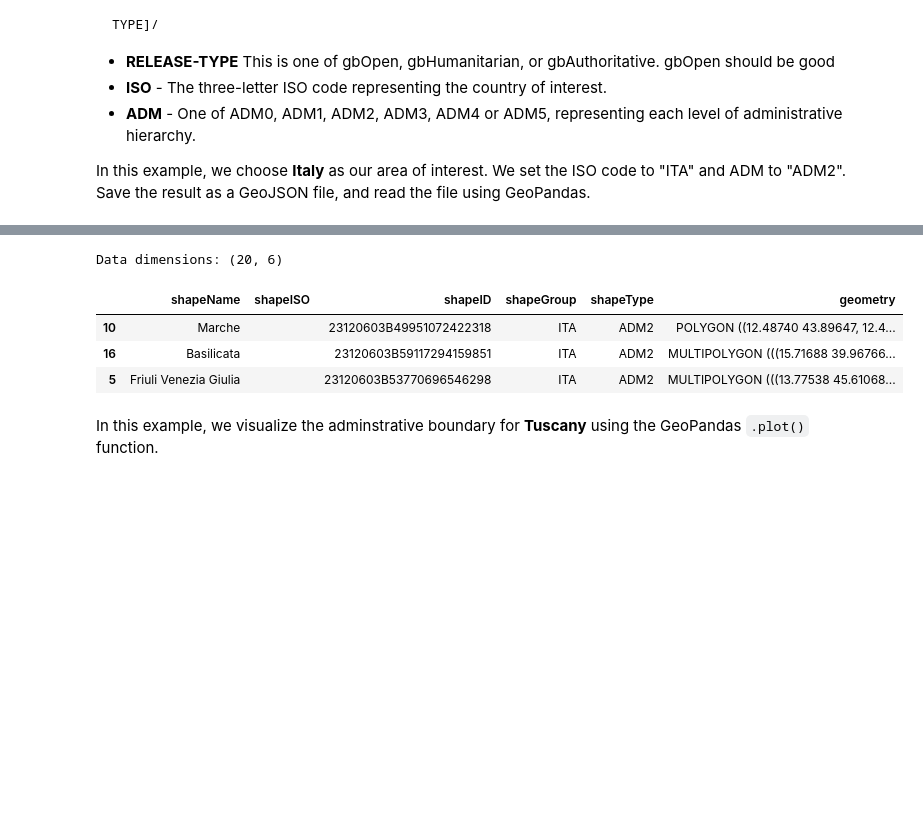
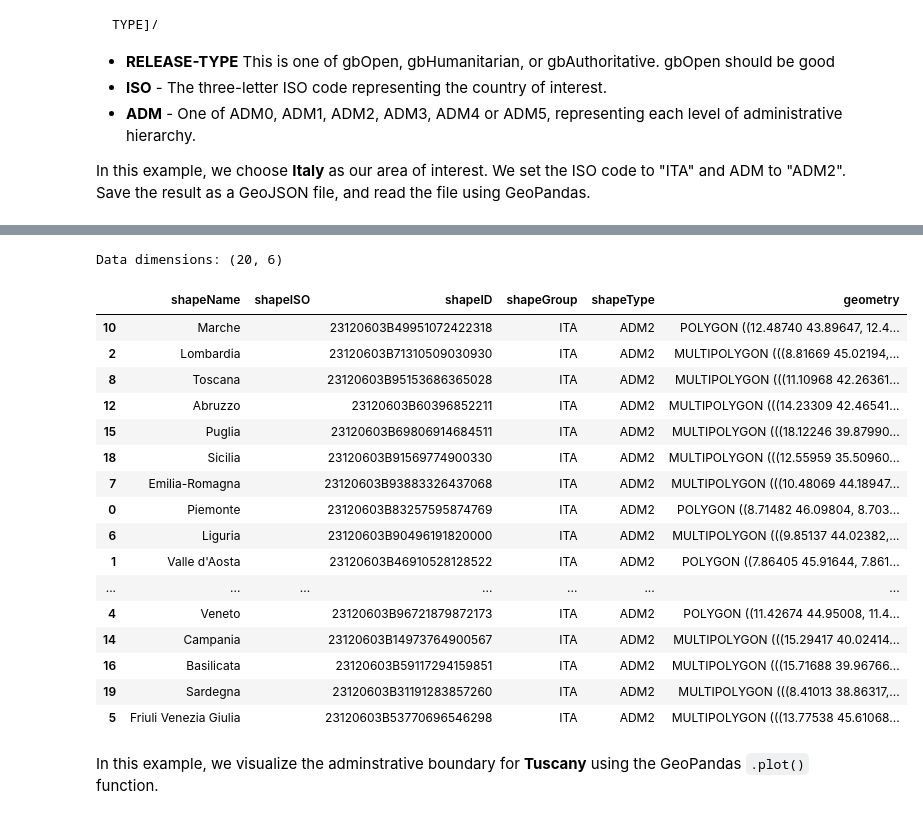
Before and after one commit to AntonioDonnangelo/italian_agriculture_and_protests_analysis, a Jupyter notebook: LULC/LULC_Prediction.ipynb, the cells around one changed output, grey strips where cells are left out. Drawn from its saved outputs; the diff is of its cells as text; code cells hidden in the pictures; blank space fills up the shorter version.

```diff
--- a/LULC/LULC_Prediction.ipynb
+++ b/LULC/LULC_Prediction.ipynb
@@ -95,14 +93,27 @@ request 200
 # %%
-filename = 'geoboundary.geojson'
+filename = 'Italia_geoboundary.geojson'
 # Read data using GeoPandas
 geoboundary = gpd.read_file(filename)
 print("Data dimensions: {}".format(geoboundary.shape))
-geoboundary.sample(3)
+geoboundary.sample(20)
 # %% [output]
 Data dimensions: (20, 6)
 |  | shapeName | shapeISO | shapeID | shapeGroup | shapeType | geometry |
 | 10 | Marche |  | 23120603B49951072422318 | ITA | ADM2 | POLYGON ((12.48740 43.89647, 12.4... |
+| 2 | Lombardia |  | 23120603B71310509030930 | ITA | ADM2 | MULTIPOLYGON (((8.81669 45.02194,... |
+| 8 | Toscana |  | 23120603B95153686365028 | ITA | ADM2 | MULTIPOLYGON (((11.10968 42.26361... |
+| 12 | Abruzzo |  | 23120603B60396852211 | ITA | ADM2 | MULTIPOLYGON (((14.23309 42.46541... |
+| 15 | Puglia |  | 23120603B69806914684511 | ITA | ADM2 | MULTIPOLYGON (((18.12246 39.87990... |
+| 18 | Sicilia |  | 23120603B91569774900330 | ITA | ADM2 | MULTIPOLYGON (((12.55959 35.50960... |
+| 7 | Emilia-Romagna |  | 23120603B93883326437068 | ITA | ADM2 | MULTIPOLYGON (((10.48069 44.18947... |
+| 0 | Piemonte |  | 23120603B83257595874769 | ITA | ADM2 | POLYGON ((8.71482 46.09804, 8.703... |
+| 6 | Liguria |  | 23120603B90496191820000 | ITA | ADM2 | MULTIPOLYGON (((9.85137 44.02382,... |
+| 1 | Valle d'Aosta |  | 23120603B46910528128522 | ITA | ADM2 | POLYGON ((7.86405 45.91644, 7.861... |
+| ... | ... | ... | ... | ... | ... | ... |
+| 4 | Veneto |  | 23120603B96721879872173 | ITA | ADM2 | POLYGON ((11.42674 44.95008, 11.4... |
+| 14 | Campania |  | 23120603B14973764900567 | ITA | ADM2 | MULTIPOLYGON (((15.29417 40.02414... |
 | 16 | Basilicata |  | 23120603B59117294159851 | ITA | ADM2 | MULTIPOLYGON (((15.71688 39.96766... |
+| 19 | Sardegna |  | 23120603B31191283857260 | ITA | ADM2 | MULTIPOLYGON (((8.41013 38.86317,... |
 | 5 | Friuli Venezia Giulia |  | 23120603B53770696546298 | ITA | ADM2 | MULTIPOLYGON (((13.77538 45.61068... |
 # %% [markdown]
 In this example, we visualize the adminstrative boundary for **Tuscany** using the GeoPandas `.plot()` function.
```
Also changed, not shown: parts of 31 cells of this notebook, 20 other files.
